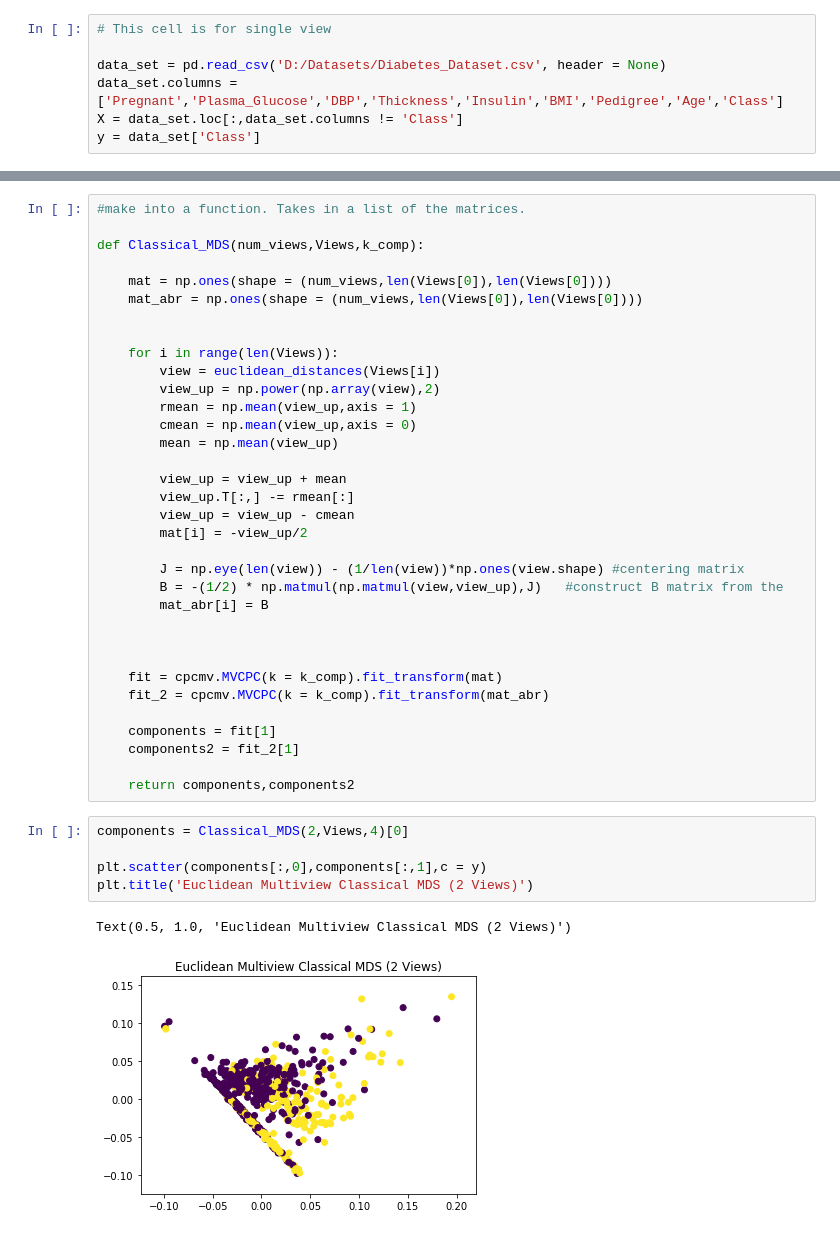
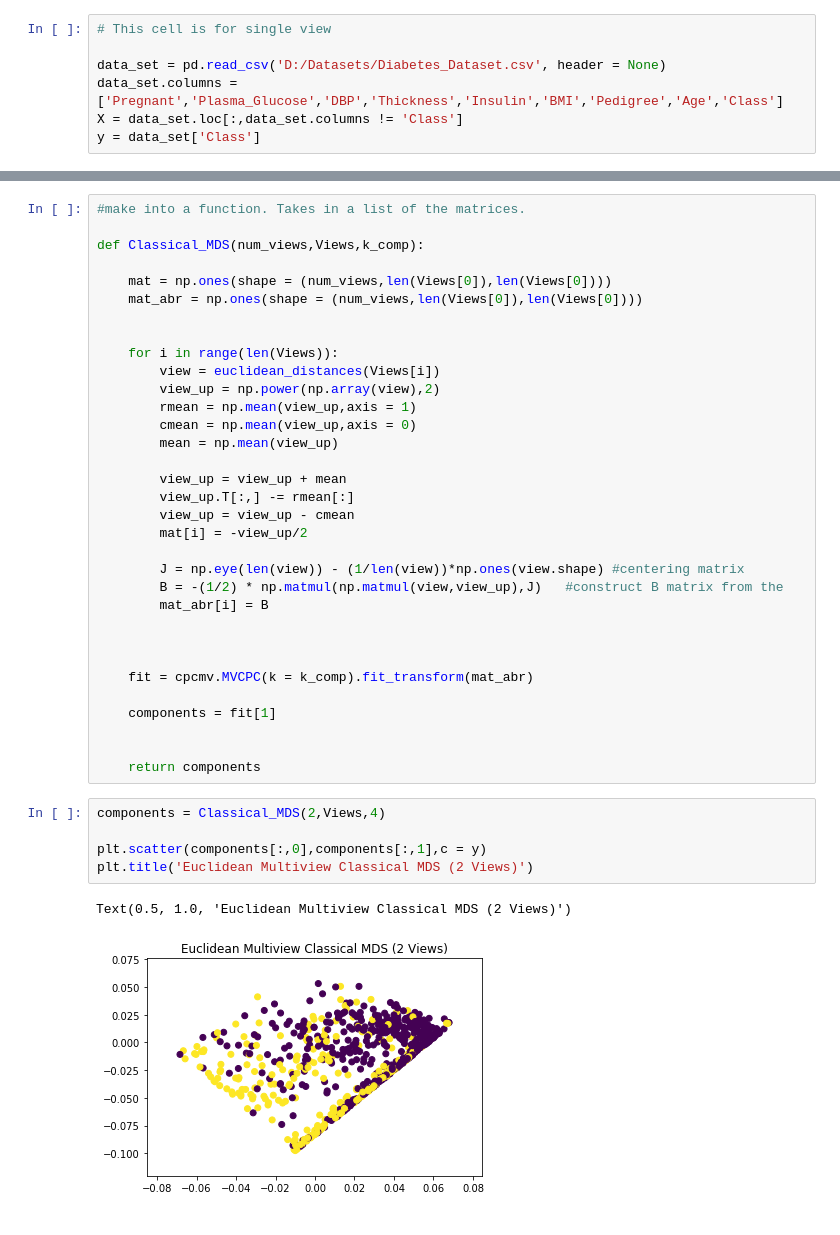
Before and after one commit to cameronfr/mvlearn, a Jupyter notebook: Implementations/MVMDS.ipynb, the cells around one changed output, grey strips where cells are left out. Saved outputs shown, nothing was run; the diff lists cells and outputs as text.

```diff
--- a/Implementations/MVMDS.ipynb
+++ b/Implementations/MVMDS.ipynb
@@ -97,18 +97,17 @@ def Classical_MDS(num_views,Views,k_comp):
 
 
 
-    fit = cpcmv.MVCPC(k = k_comp).fit_transform(mat)
-    fit_2 = cpcmv.MVCPC(k = k_comp).fit_transform(mat_abr)
+    fit = cpcmv.MVCPC(k = k_comp).fit_transform(mat_abr)
 
     components = fit[1]
-    components2 = fit_2[1]
 
-    return components,components2
+
+    return components
 # %%
-components = Classical_MDS(2,Views,4)[0]
+components = Classical_MDS(2,Views,4)
 
 plt.scatter(components[:,0],components[:,1],c = y)
 plt.title('Euclidean Multiview Classical MDS (2 Views)')
 # %% [output]
 Text(0.5, 1.0, 'Euclidean Multiview Classical MDS (2 Views)')
-[figure, old version]
+[figure, new version]
```
Also changed, not shown: parts of 4 cells of this notebook, 1 other file.
